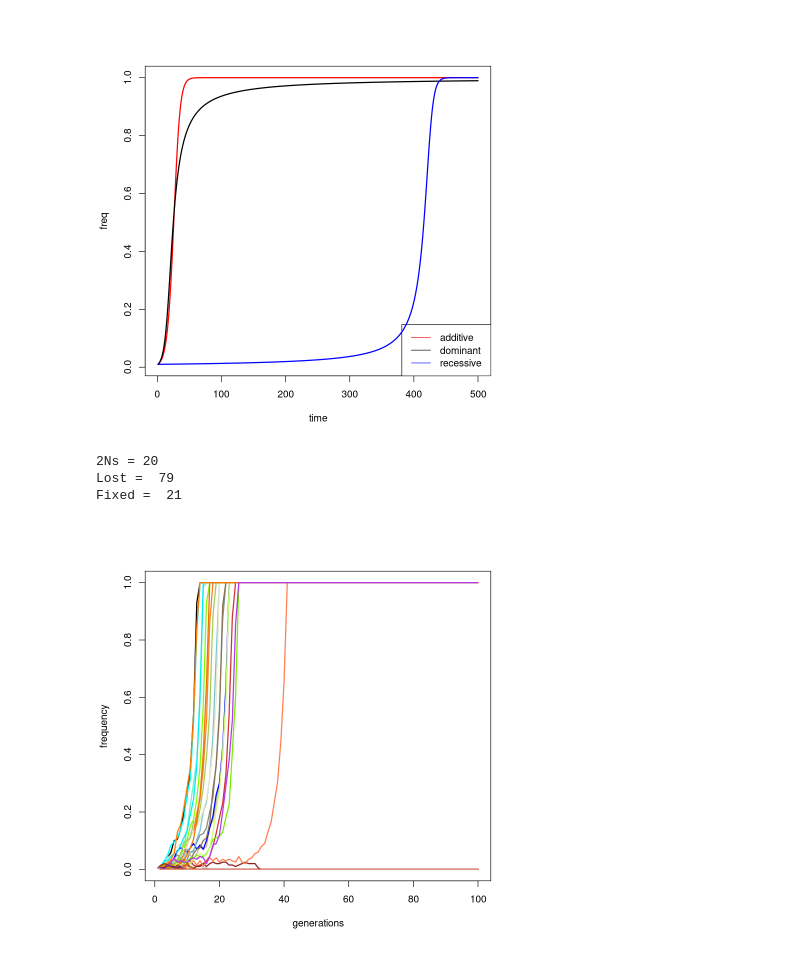
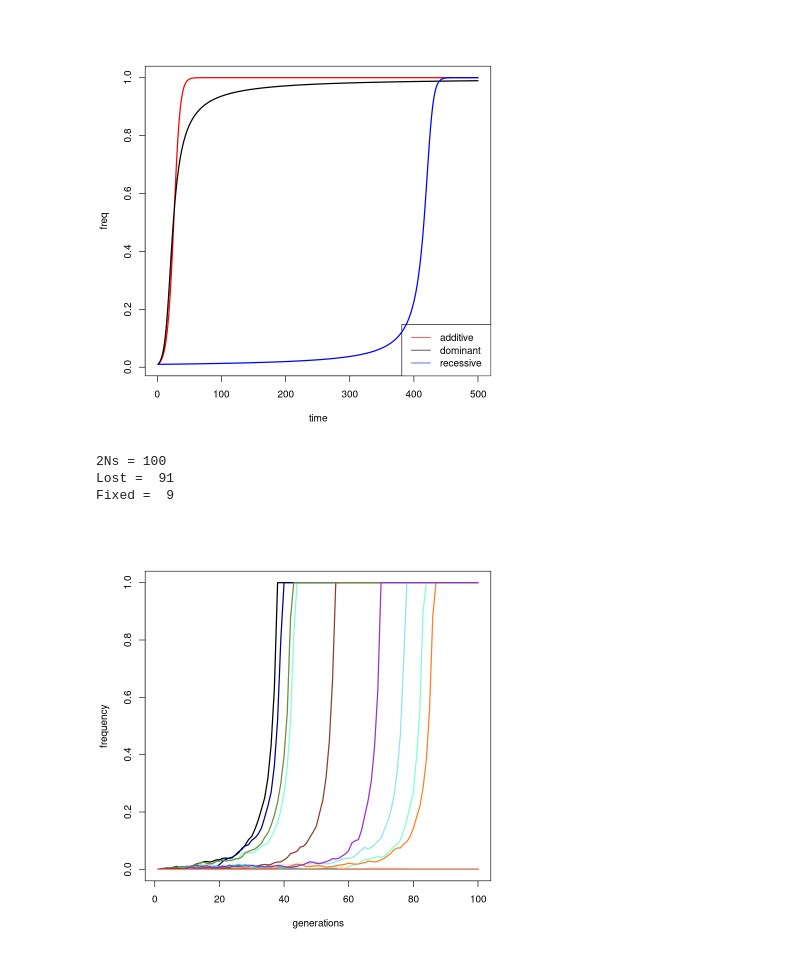
Before and after one commit to manolofperez/Physalia_MLPopGen, a Jupyter notebook: 2025/Day4/theory.ipynb, the cells around one changed output. Drawn from its saved outputs; the diff is of its cells as text; code cells hidden in the pictures.

```diff
--- a/2025/Day4/theory.ipynb
+++ b/2025/Day4/theory.ipynb
@@ -1,13 +1,14 @@
 # %%
 # 1) changes in allele frequency
 
-t <- 1:100000
+# generations
+t <- 1:1000
 
 # initial allele frequency
 f0 <- 0.01
 
 # selection coefficient
-s <- 0.001
+s <- 0.01
 
 plot(f0/(f0+(1-s)^t*(1-f0)), xlab="time (gen.)", ylab="allele freq.")
 # %% [output]
@@ -105,9 +106,9 @@ plotTrajectory <- function(fA, ylim=c(0,1), tlim=c(1,NA)) {
         for (i in 2:nrow(fA)) lines(fA[i,],type="l",col=cols[i+1],lwd=2)
 }
 # %%
-plotTrajectory(simulateTrajectory(s=0.1, N=100, t=100, nrepl=100))
+plotTrajectory(simulateTrajectory(s=0.05, N=1000, t=100, nrepl=100))
 # %% [output]
-2Ns = 20
-Lost =  79
-Fixed =  21
+2Ns = 100
+Lost =  91
+Fixed =  9
-[figure, old version]
+[figure, new version]
```
Also changed, not shown: parts of 1 cell of this notebook.
